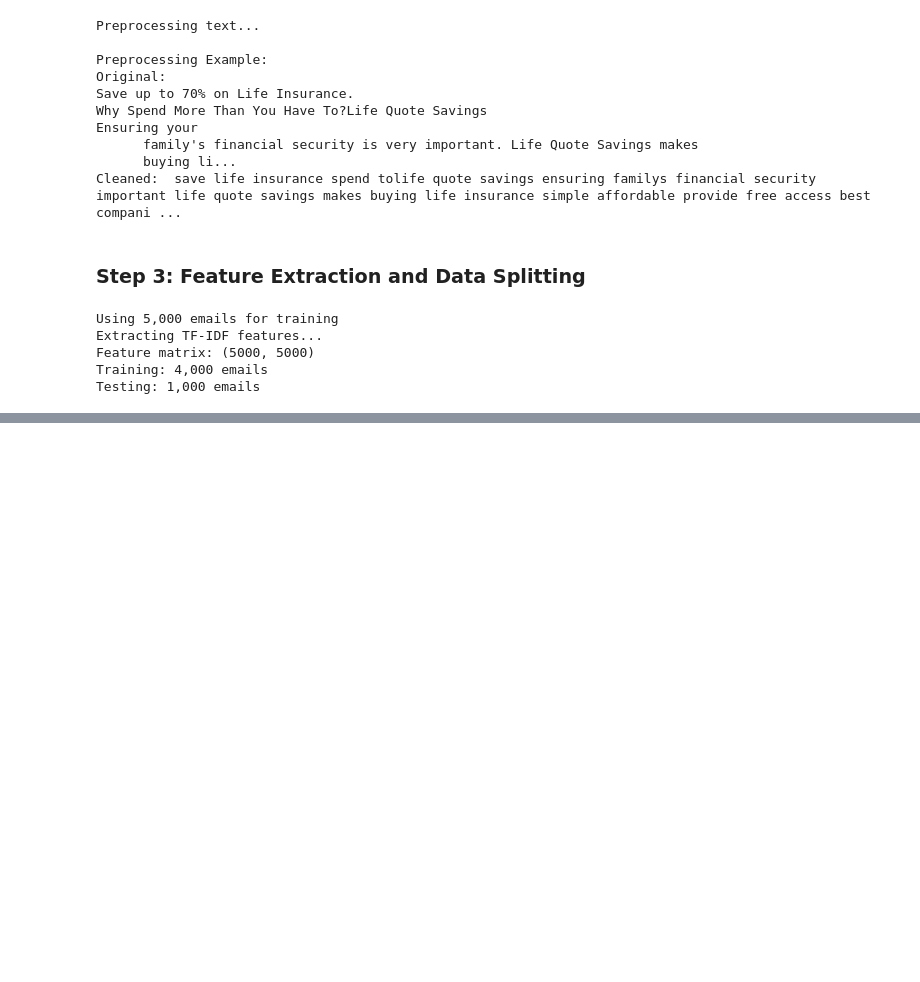
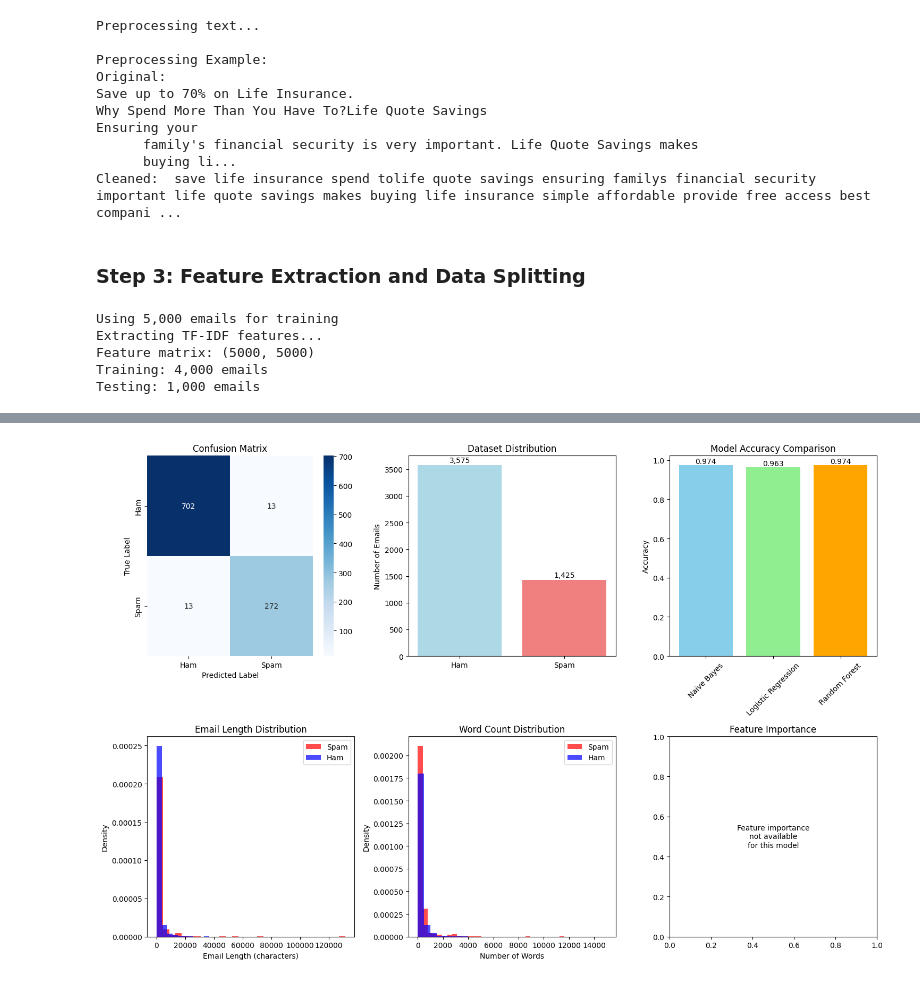
Before and after one commit to GamithaManawadu/Email-Spam-Detection-with-Real-Dataset, a Jupyter notebook: spam_detection.ipynb, the cells around one changed output, grey strips where cells are left out. Drawn from its saved outputs; the diff is of its cells as text; code cells hidden in the pictures; blank space fills up the shorter version.

Commit message:
added model training and visualization steps

```diff
--- a/spam_detection.ipynb
+++ b/spam_detection.ipynb
@@ -189,0 +250,97 @@ Testing: 1,000 emails
+# %%
+# Create basic plots
+fig = plt.figure(figsize=(15, 10))
+
+# 1. Confusion Matrix
+ax1 = plt.subplot(2, 3, 1)
+cm = confusion_matrix(y_test, y_pred)
+sns.heatmap(cm, annot=True, fmt='d', cmap='Blues',
+           xticklabels=['Ham', 'Spam'],
+           yticklabels=['Ham', 'Spam'])
+plt.title('Confusion Matrix')
+plt.ylabel('True Label')
+plt.xlabel('Predicted Label')
+
+# 2. Dataset Distribution
+ax2 = plt.subplot(2, 3, 2)
+labels = ['Ham', 'Spam']
+counts = [sum(df_sample['label']==0), sum(df_sample['label']==1)]
+colors = ['lightblue', 'lightcoral']
+bars = plt.bar(labels, counts, color=colors)
+plt.title('Dataset Distribution')
+plt.ylabel('Number of Emails')
+for i, (bar, count) in enumerate(zip(bars, counts)):
+    plt.text(bar.get_x() + bar.get_width()/2, bar.get_height() + 50,
+            f'{count:,}', ha='center')
+
+# 3. Model Performance Comparison
+ax3 = plt.subplot(2, 3, 3)
+model_names = list(model_results.keys())
+scores = list(model_results.values())
+bars = plt.bar(model_names, scores, color=['skyblue', 'lightgreen', 'orange'])
+plt.title('Model Accuracy Comparison')
+plt.ylabel('Accuracy')
+plt.xticks(rotation=45)
+for bar, score in zip(bars, scores):
+    plt.text(bar.get_x() + bar.get_width()/2, bar.get_height() + 0.01,
+            f'{score:.3f}', ha='center')
+
+# 4. Email Length Distribution
+ax4 = plt.subplot(2, 3, 4)
+spam_lengths = [len(text) for text, label in zip(df_sample['text'], df_sample['label']) if label == 1]
+ham_lengths = [len(text) for text, label in zip(df_sample['text'], df_sample['label']) if label == 0]
+
+plt.hist(spam_lengths, bins=30, alpha=0.7, label='Spam', color='red', density=True)
+plt.hist(ham_lengths, bins=30, alpha=0.7, label='Ham', color='blue', density=True)
+plt.title('Email Length Distribution')
+plt.xlabel('Email Length (characters)')
+plt.ylabel('Density')
+plt.legend()
+
+# 5. Word Count Distribution
+ax5 = plt.subplot(2, 3, 5)
+spam_words = [len(text.split()) for text, label in zip(df_sample['text'], df_sample['label']) if label == 1]
+ham_words = [len(text.split()) for text, label in zip(df_sample['text'], df_sample['label']) if label == 0]
+
+plt.hist(spam_words, bins=30, alpha=0.7, label='Spam', color='red', density=True)
+plt.hist(ham_words, bins=30, alpha=0.7, label='Ham', color='blue', density=True)
+plt.title('Word Count Distribution')
+plt.xlabel('Number of Words')
+plt.ylabel('Density')
+plt.legend()
+
+# 6. Top Features
+ax6 = plt.subplot(2, 3, 6)
+if hasattr(best_model, 'coef_'):
+    feature_names = vectorizer.get_feature_names_out()
+    coef = best_model.coef_[0]
+
+    top_spam_indices = np.argsort(coef)[-10:]
+    top_spam_features = [feature_names[i] for i in top_spam_indices]
+    top_spam_coef = [coef[i] for i in top_spam_indices]
+
+    plt.barh(range(len(top_spam_features)), top_spam_coef, color='lightcoral')
+    plt.yticks(range(len(top_spam_features)), top_spam_features)
+    plt.title('Top 10 Spam Indicators')
+    plt.xlabel('Feature Importance')
+elif hasattr(best_model, 'feature_importances_'):
+    feature_names = vectorizer.get_feature_names_out()
+    importance = best_model.feature_importances_
+
+    top_indices = np.argsort(importance)[-10:]
+    top_features = [feature_names[i] for i in top_indices]
+    top_importance = [importance[i] for i in top_indices]
+
+    plt.barh(range(len(top_features)), top_importance, color='lightcoral')
+    plt.yticks(range(len(top_features)), top_features)
+    plt.title('Top 10 Important Features')
+    plt.xlabel('Feature Importance')
+else:
+    plt.text(0.5, 0.5, 'Feature importance\nnot available\nfor this model',
+            ha='center', va='center', transform=ax6.transAxes)
+    plt.title('Feature Importance')
+
+plt.tight_layout()
+plt.show()
+# %% [output]
+[figure, added]
```
Also changed, not shown: parts of 5 cells of this notebook.
